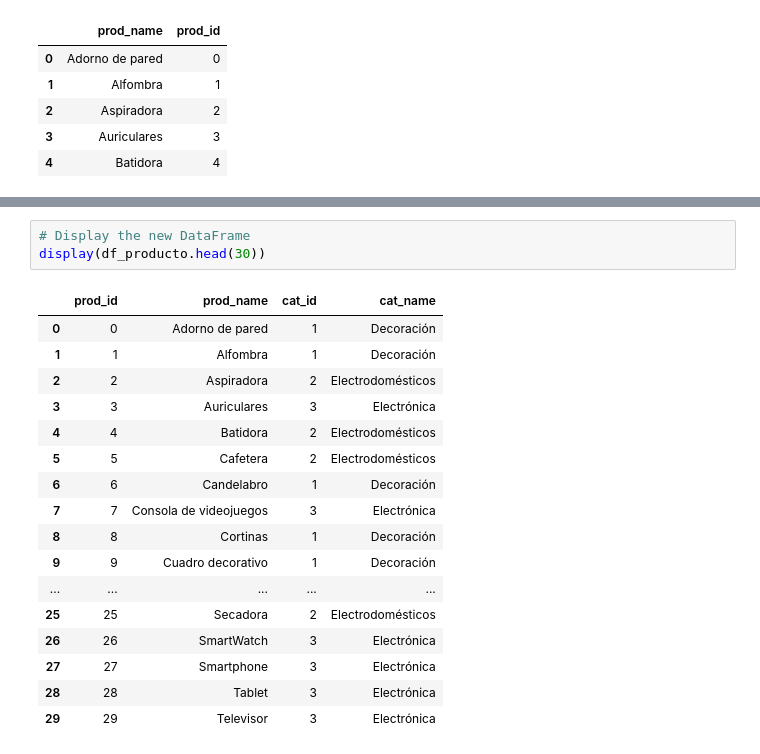
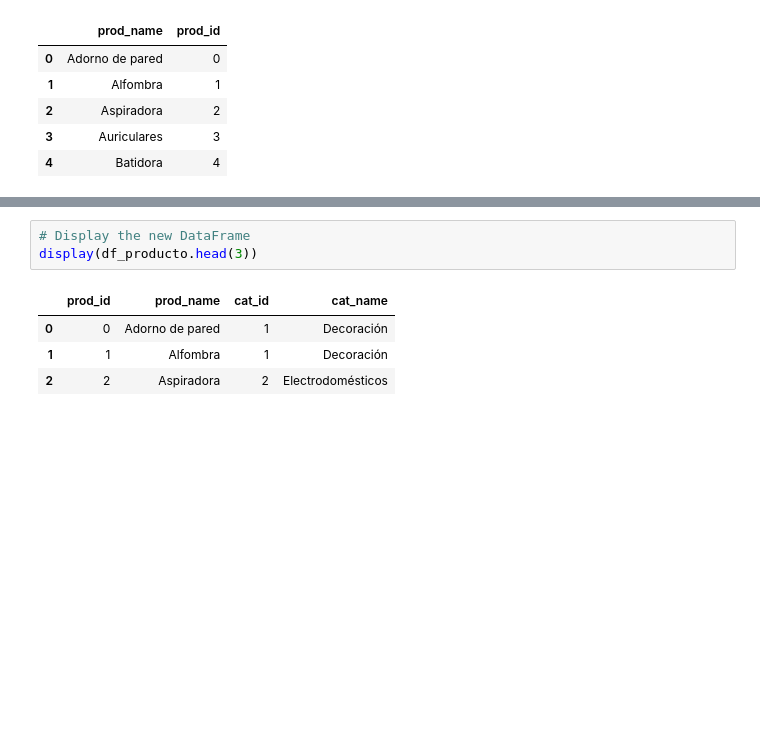
Before and after one commit to alex-degarate/TT-2C2025-Data-Analitycs-Notebooks, a Jupyter notebook: PreEntrega/PE-alex-15O.ipynb, the cells around one changed output, grey strips where cells are left out. Drawn from its saved outputs; the diff is of its cells as text; blank space fills up the shorter version.

```diff
--- a/PreEntrega/PE-alex-15O.ipynb
+++ b/PreEntrega/PE-alex-15O.ipynb
@@ -1224,22 +1232,9 @@ memory usage: 882.0+ bytes
 None
 # %%
 # Display the new DataFrame
-display(df_producto.head(30))
+display(df_producto.head(3))
 # %% [output]
 |  | prod_id | prod_name | cat_id | cat_name |
 | 0 | 0 | Adorno de pared | 1 | Decoración |
 | 1 | 1 | Alfombra | 1 | Decoración |
 | 2 | 2 | Aspiradora | 2 | Electrodomésticos |
-| 3 | 3 | Auriculares | 3 | Electrónica |
-| 4 | 4 | Batidora | 2 | Electrodomésticos |
-| 5 | 5 | Cafetera | 2 | Electrodomésticos |
-| 6 | 6 | Candelabro | 1 | Decoración |
-| 7 | 7 | Consola de videojuegos | 3 | Electrónica |
-| 8 | 8 | Cortinas | 1 | Decoración |
-| 9 | 9 | Cuadro decorativo | 1 | Decoración |
-| ... | ... | ... | ... | ... |
-| 25 | 25 | Secadora | 2 | Electrodomésticos |
-| 26 | 26 | SmartWatch | 3 | Electrónica |
-| 27 | 27 | Smartphone | 3 | Electrónica |
-| 28 | 28 | Tablet | 3 | Electrónica |
-| 29 | 29 | Televisor | 3 | Electrónica |
```
Also changed, not shown: parts of 2 cells of this notebook.
